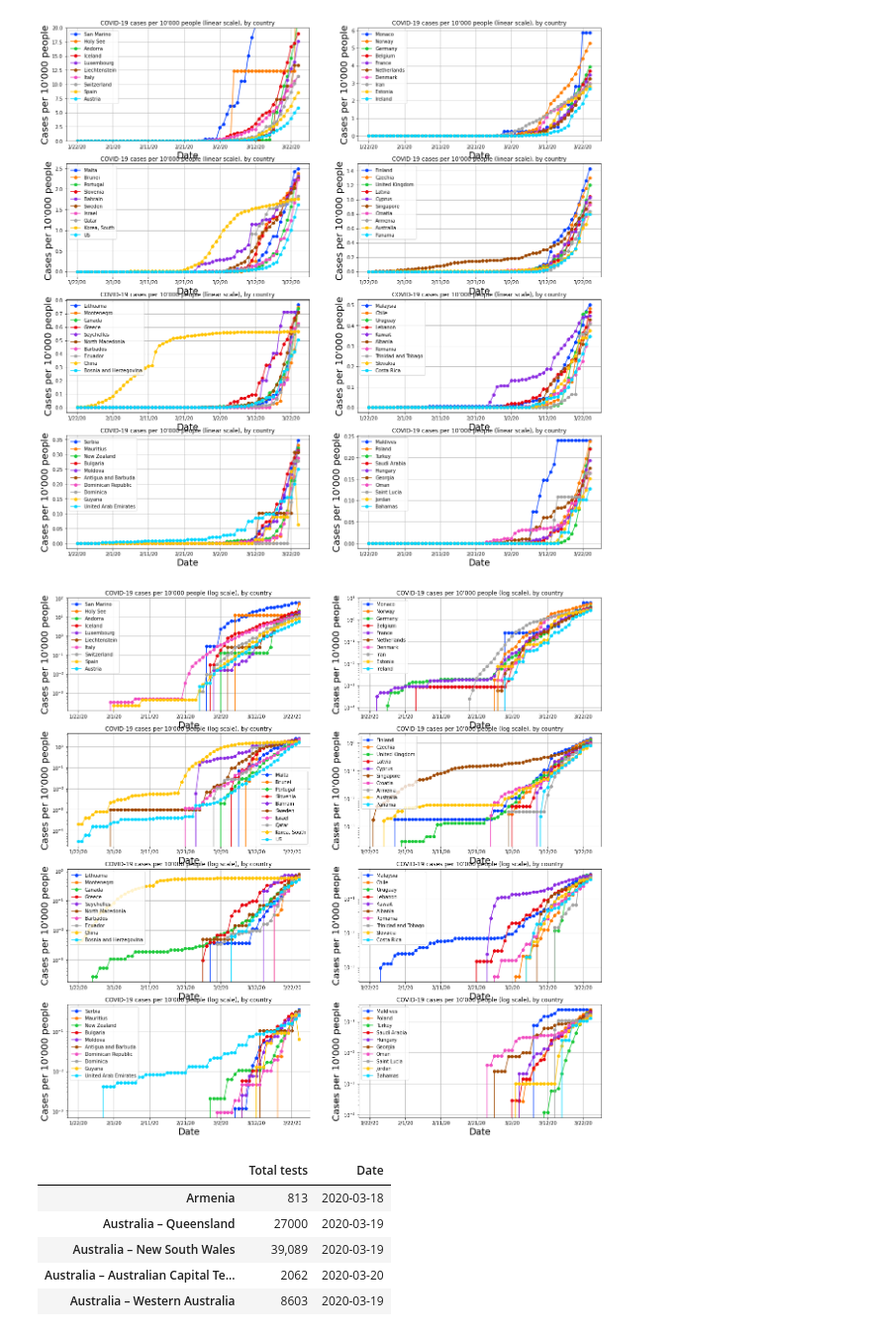
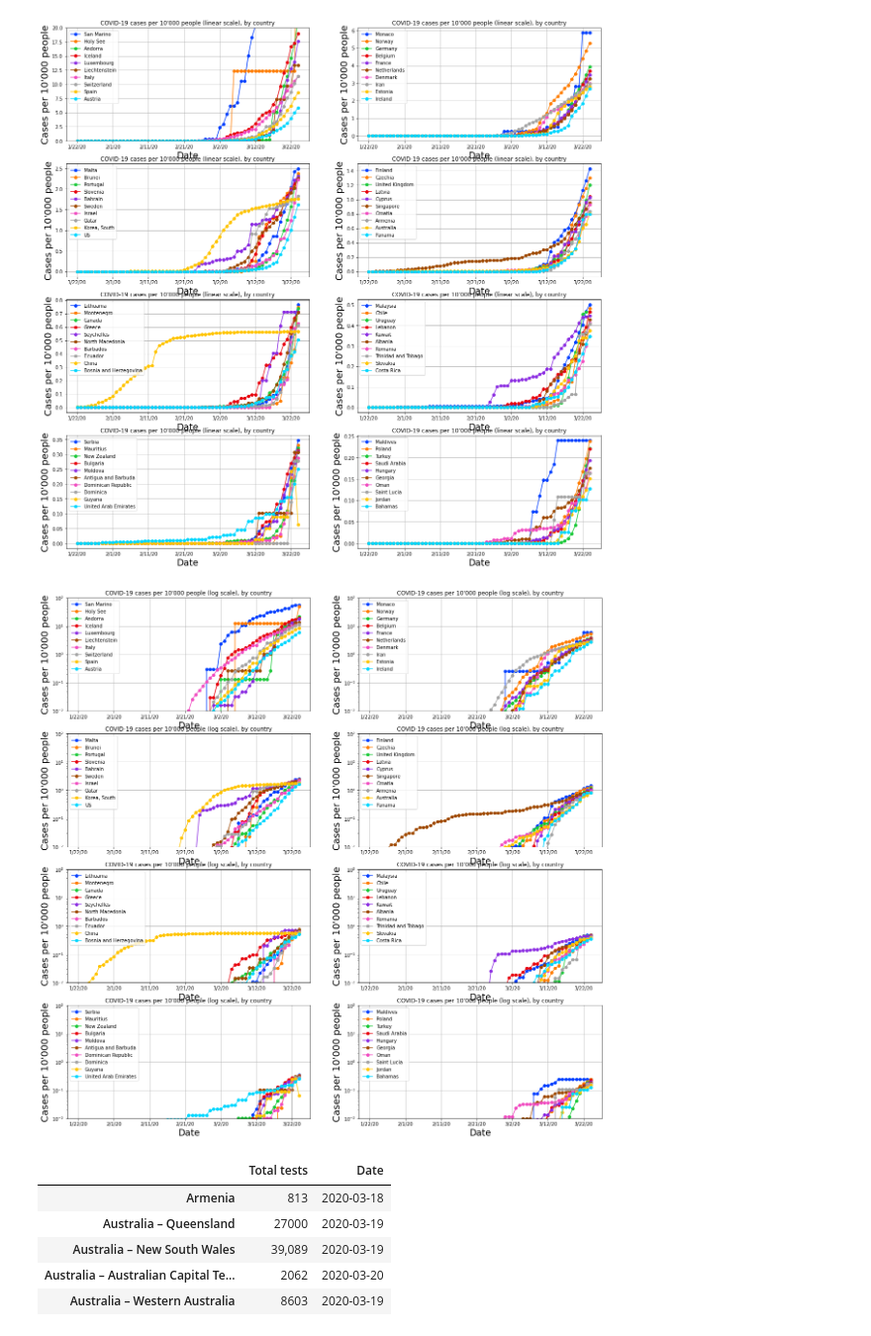
Before and after one commit to perrozzi/COVID-19, a Jupyter notebook: notebooks/COVID-19-by-country.ipynb, the cells around one changed output. Shown at 99% size. Drawn from its saved outputs; the diff is of its cells as text; code cells hidden in the pictures.

```diff
--- a/notebooks/COVID-19-by-country.ipynb
+++ b/notebooks/COVID-19-by-country.ipynb
@@ -126,5 +126,6 @@ for r in range(nrow):
                  title='Total number of positive COVID-19 cases (log scale), by country', figsize = (20,20))
         axes[r,c].set_xlabel("Date", fontsize=19)
         axes[r,c].set_ylabel("# positive cases", fontsize=20)
+        axes[r,c].set_ylim(1e1,2e5)
         count+=1
 # %% [output]
@@ -162,5 +163,6 @@ for r in range(nrow):
                  title='Total number of COVID-19 deaths (log scale), by country', figsize = (20,20))
         axes[r,c].set_xlabel("Date", fontsize=19)
         axes[r,c].set_ylabel("# deaths", fontsize=20)
+        axes[r,c].set_ylim(1e0,1e4)
         count+=1
 # %% [output]
@@ -278,22 +280,23 @@ for r in range(nrow):
 # %%
 nrow=4
 ncol=2
 count=0
 fig, axes = plt.subplots(nrows=nrow, ncols=ncol)
 
 for r in range(nrow):
     for c in range(ncol):
         #show total number of positive cases
         plot_countries = contries_pop_norm_ordered[count*10:(count+1)*10].index.to_list()
         plot_countries = [country for country in plot_countries if not "Cruise" in country]
         # print(count*10,(count+1)*10,plot_countries)
         conf_pop_norm[plot_countries].plot(logy=True, grid=True, marker='o', ax=axes[r,c],
                  title="COVID-19 cases per 10'000 people (log scale), by country", figsize = (20,20))
         axes[r,c].set_xlabel("Date", fontsize=19)
         axes[r,c].set_ylabel("Cases per 10'000 people", fontsize=20)
+        axes[r,c].set_ylim(1e-2,1e2)
         count+=1
 # %% [output]
-[figure, old version]
+[figure, new version]
 # %%
 # Source: https://ourworldindata.org/coronavirus-testing-source-data
 
```
Also changed, not shown: parts of 2 cells of this notebook, 2 other files.
